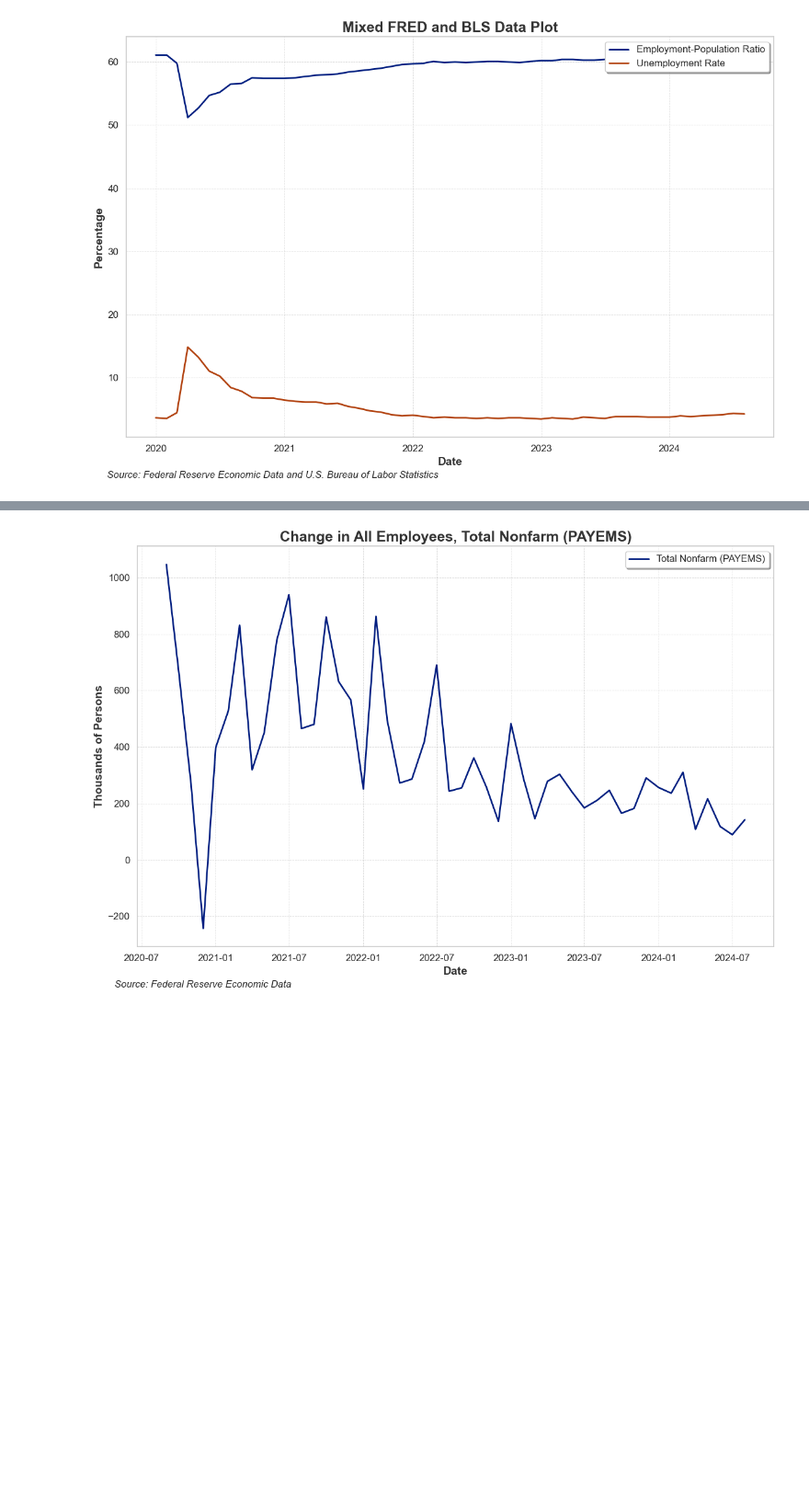
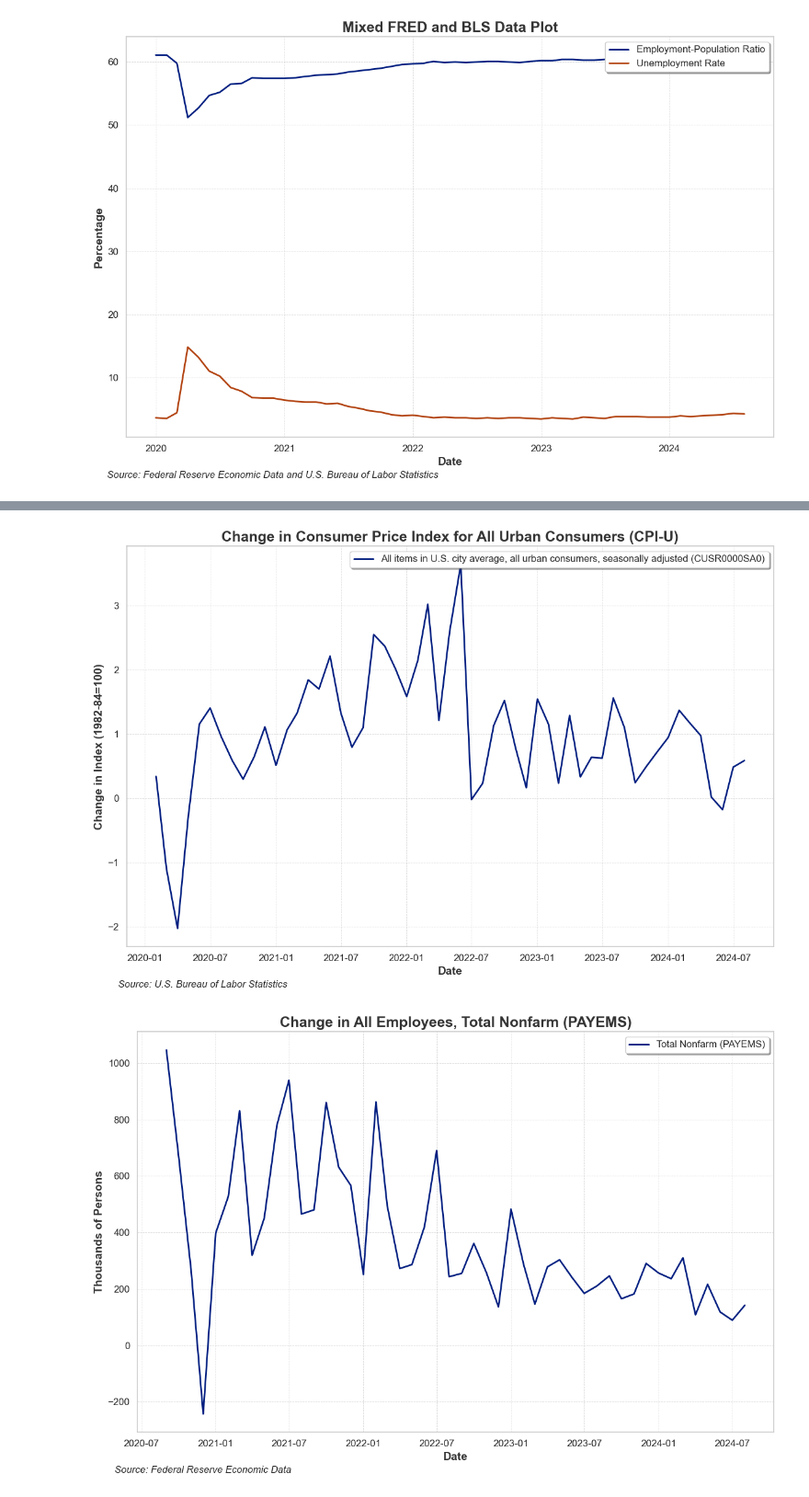
Before and after one commit to AkeBoss-tech/FEDChallenge, a Jupyter notebook: main.ipynb, the cells around one changed output, grey strips where cells are left out. Shown at 92% size. Cells and saved outputs as stored; diff of their text form; code cells hidden in the pictures; blank space fills up the shorter version.

```diff
--- a/main.ipynb
+++ b/main.ipynb
@@ -149,3 +164,22 @@ plot_series(series_ids,
+# %%
+# Define the series IDs you want to plot
+series_ids = {
+    'CUSR0000SA0': 'BLS',
+}
+
+legend = [
+    "All items in U.S. city average, all urban consumers, seasonally adjusted (CUSR0000SA0)",
+]
+
+# Call the function with your custom inputs
+plot_series(series_ids,
+                 title="Change in Consumer Price Index for All Urban Consumers (CPI-U)",
+                 legend_text_generator=legend,
+                 y_label='Change in Index (1982-84=100)',
+                 from_date='2020-01-01',
+                 change_in=True)
+# %% [output]
+[figure, added]
 # %%
 # Define the series IDs you want to plot
 series_ids = {'PAYEMS': 'FRED',}
```
Also changed, not shown: parts of 2 cells of this notebook.
